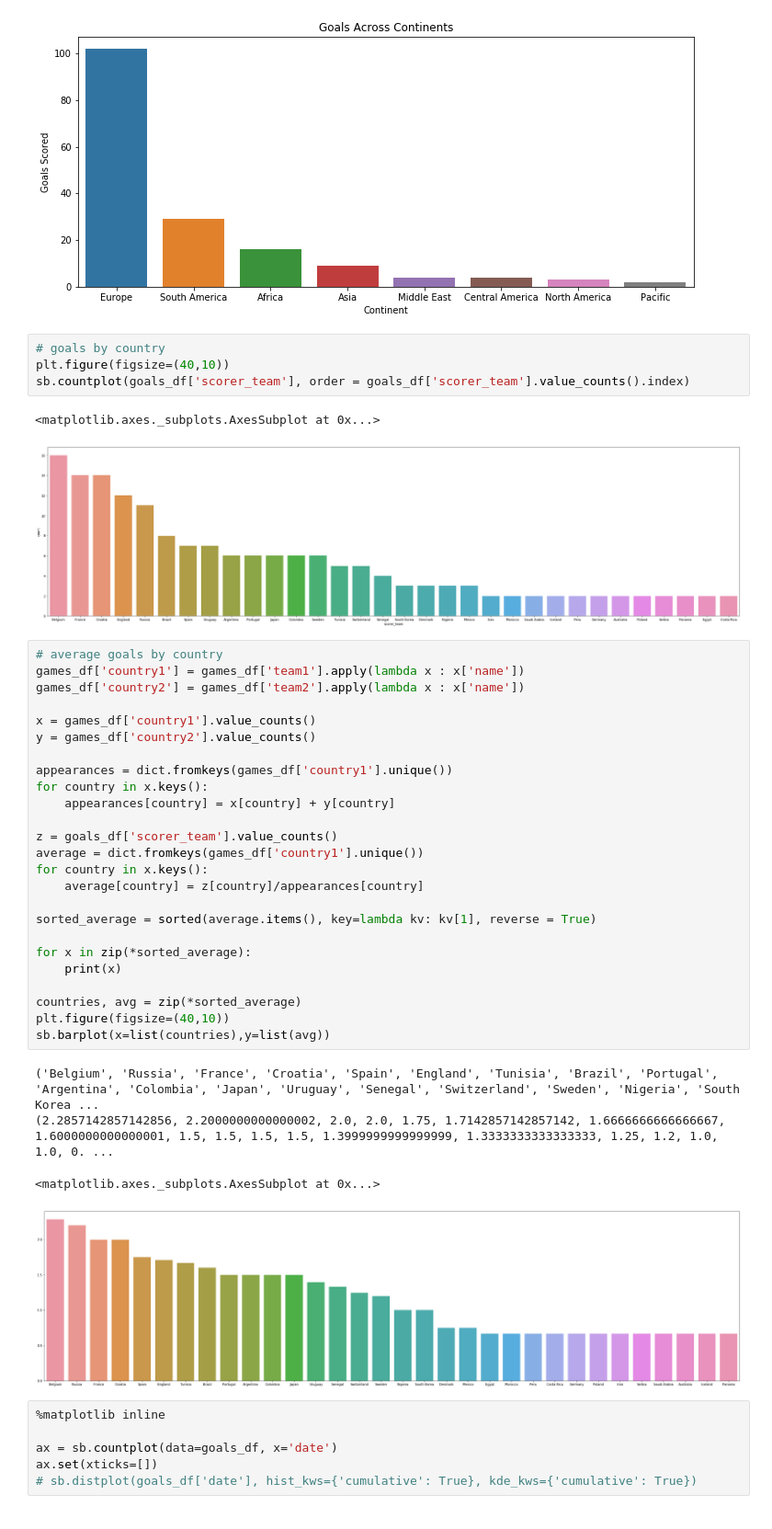
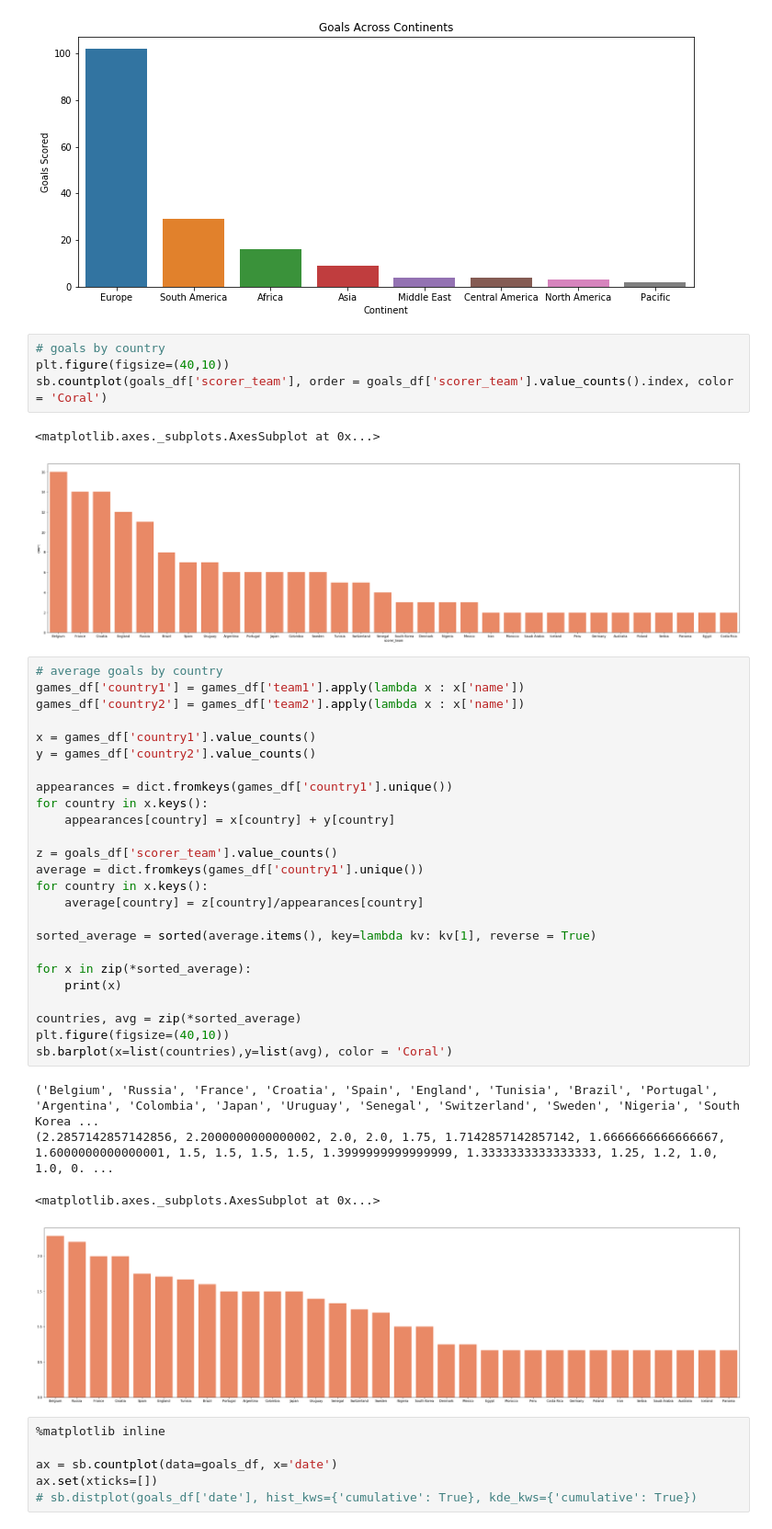
Before and after one commit to finnqiao/2018worldcup_viz, a Jupyter notebook: 2018_viz.ipynb, the cells around one changed output. Shown at 92% size. Saved outputs shown, nothing was run; the diff lists cells and outputs as text.

```diff
--- a/2018_viz.ipynb
+++ b/2018_viz.ipynb
@@ -318,40 +318,40 @@ Text(0,0.5,'Goals Scored')
 # %%
 # goals by country
 plt.figure(figsize=(40,10))
-sb.countplot(goals_df['scorer_team'], order = goals_df['scorer_team'].value_counts().index)
+sb.countplot(goals_df['scorer_team'], order = goals_df['scorer_team'].value_counts().index, color = 'Coral')
 # %% [output]
 <matplotlib.axes._subplots.AxesSubplot at 0x...>
-[figure, old version]
+[figure, new version]
 # %%
 # average goals by country
 games_df['country1'] = games_df['team1'].apply(lambda x : x['name'])
 games_df['country2'] = games_df['team2'].apply(lambda x : x['name'])
 
 x = games_df['country1'].value_counts()
 y = games_df['country2'].value_counts()
 
 appearances = dict.fromkeys(games_df['country1'].unique())
 for country in x.keys():
     appearances[country] = x[country] + y[country]
 
 z = goals_df['scorer_team'].value_counts()
 average = dict.fromkeys(games_df['country1'].unique())
 for country in x.keys():
     average[country] = z[country]/appearances[country]
 
 sorted_average = sorted(average.items(), key=lambda kv: kv[1], reverse = True)
 
 for x in zip(*sorted_average):
     print(x)
 
 countries, avg = zip(*sorted_average)
 plt.figure(figsize=(40,10))
-sb.barplot(x=list(countries),y=list(avg))
+sb.barplot(x=list(countries),y=list(avg), color = 'Coral')
 # %% [output]
 ('Belgium', 'Russia', 'France', 'Croatia', 'Spain', 'England', 'Tunisia', 'Brazil', 'Portugal', 'Argentina', 'Colombia', 'Japan', 'Uruguay', 'Senegal', 'Switzerland', 'Sweden', 'Nigeria', 'South Korea ...
 (2.2857142857142856, 2.2000000000000002, 2.0, 2.0, 1.75, 1.7142857142857142, 1.6666666666666667, 1.6000000000000001, 1.5, 1.5, 1.5, 1.5, 1.3999999999999999, 1.3333333333333333, 1.25, 1.2, 1.0, 1.0, 0. ...
 <matplotlib.axes._subplots.AxesSubplot at 0x...>
-[figure, old version]
+[figure, new version]
 # %%
 %matplotlib inline
 
```
Also changed, not shown: parts of 2 cells of this notebook.
